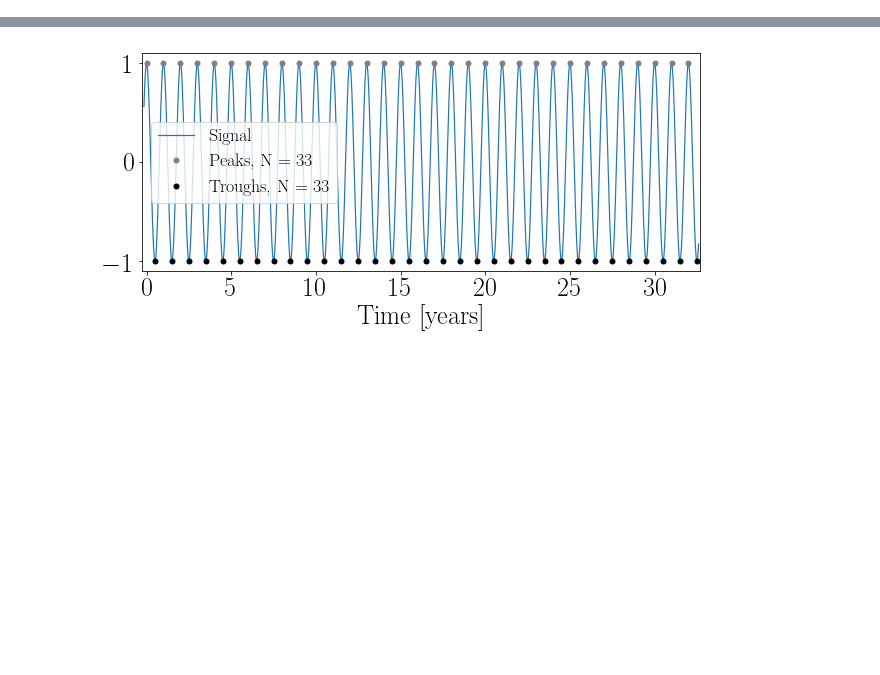
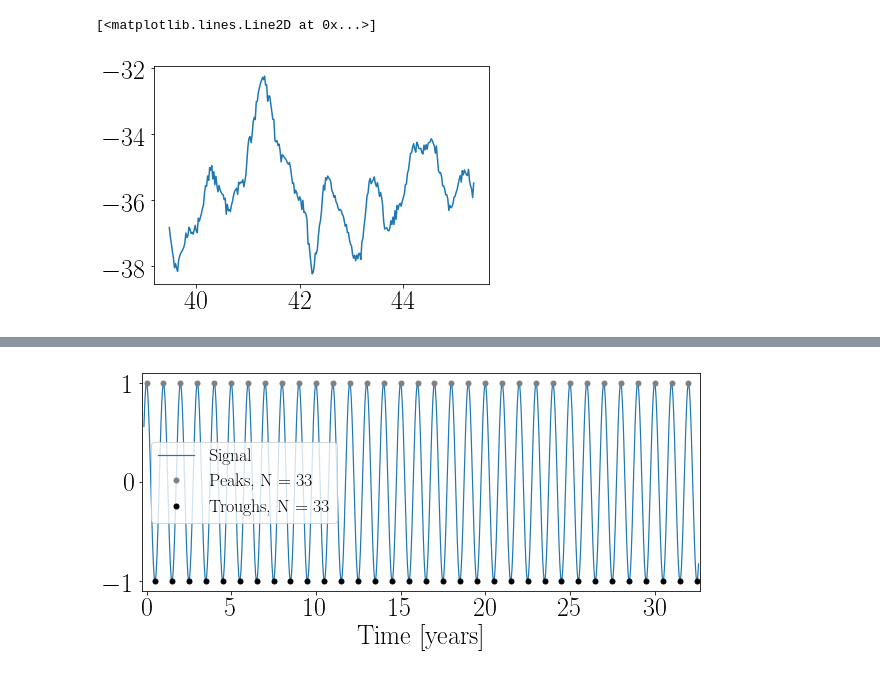
Before and after one commit to TheaQG/AWI_Bcores_Analysis, a Jupyter notebook: SignalFigures.ipynb, the cells around one changed output, grey strips where cells are left out. Saved outputs shown, nothing was run; the diff lists cells and outputs as text; code cells hidden in the pictures; blank space fills up the shorter version.

```diff
--- a/SignalFigures.ipynb
+++ b/SignalFigures.ipynb
@@ -84,3 +175,8 @@ dataAll = pd.DataFrame({'depth':depth_LT,'d18O':d18O_LT}, index=None)
+# %%
+plt.plot(depth_LT,d18O_LT)
+# %% [output]
+[<matplotlib.lines.Line2D at 0x...>]
+[figure, added]
 # %%
 d_mean = np.mean(np.diff(depth_LT))
 d_std = np.std(np.diff(depth_LT))
```
Also changed, not shown: parts of 11 cells of this notebook, 2 other files.
